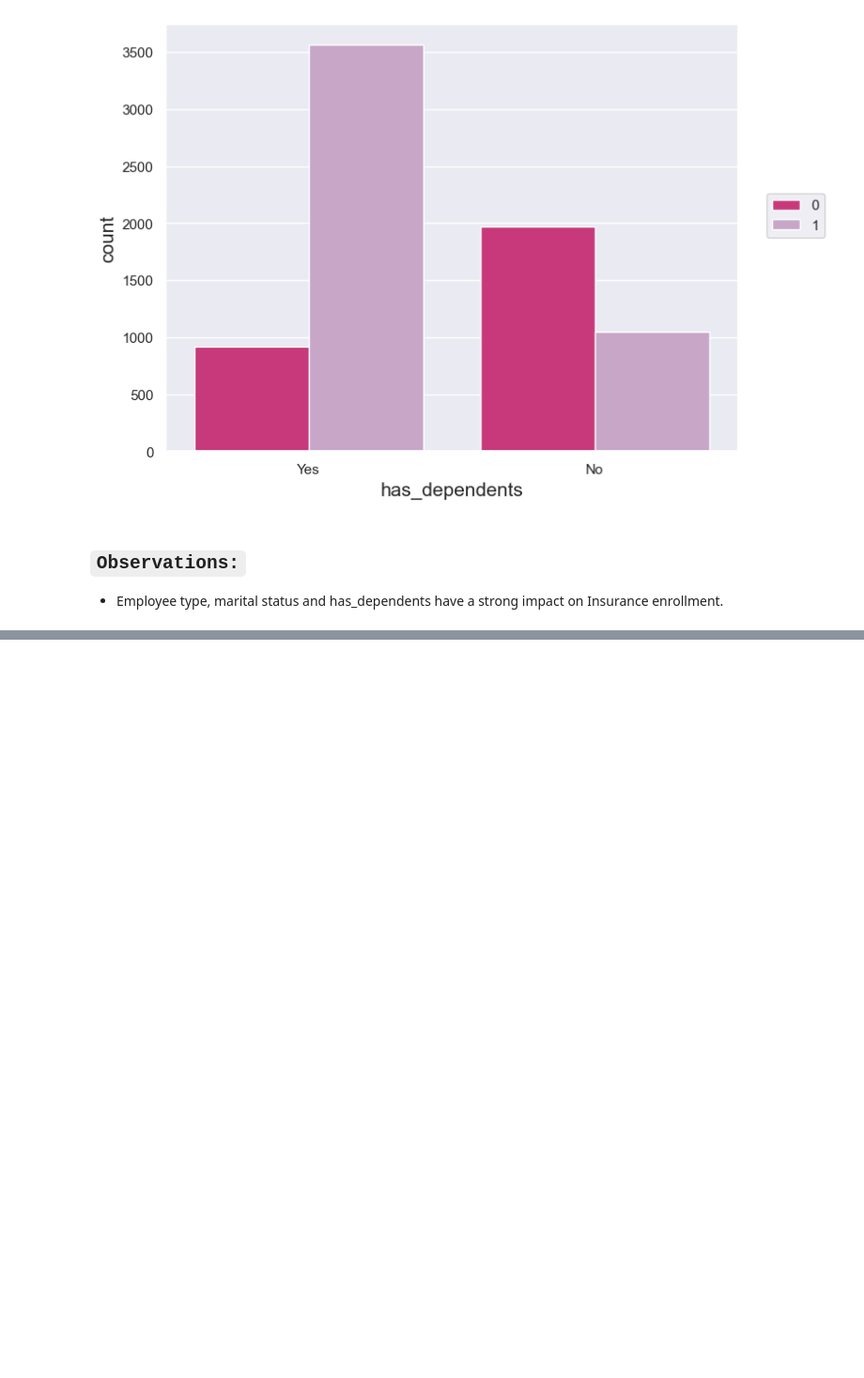
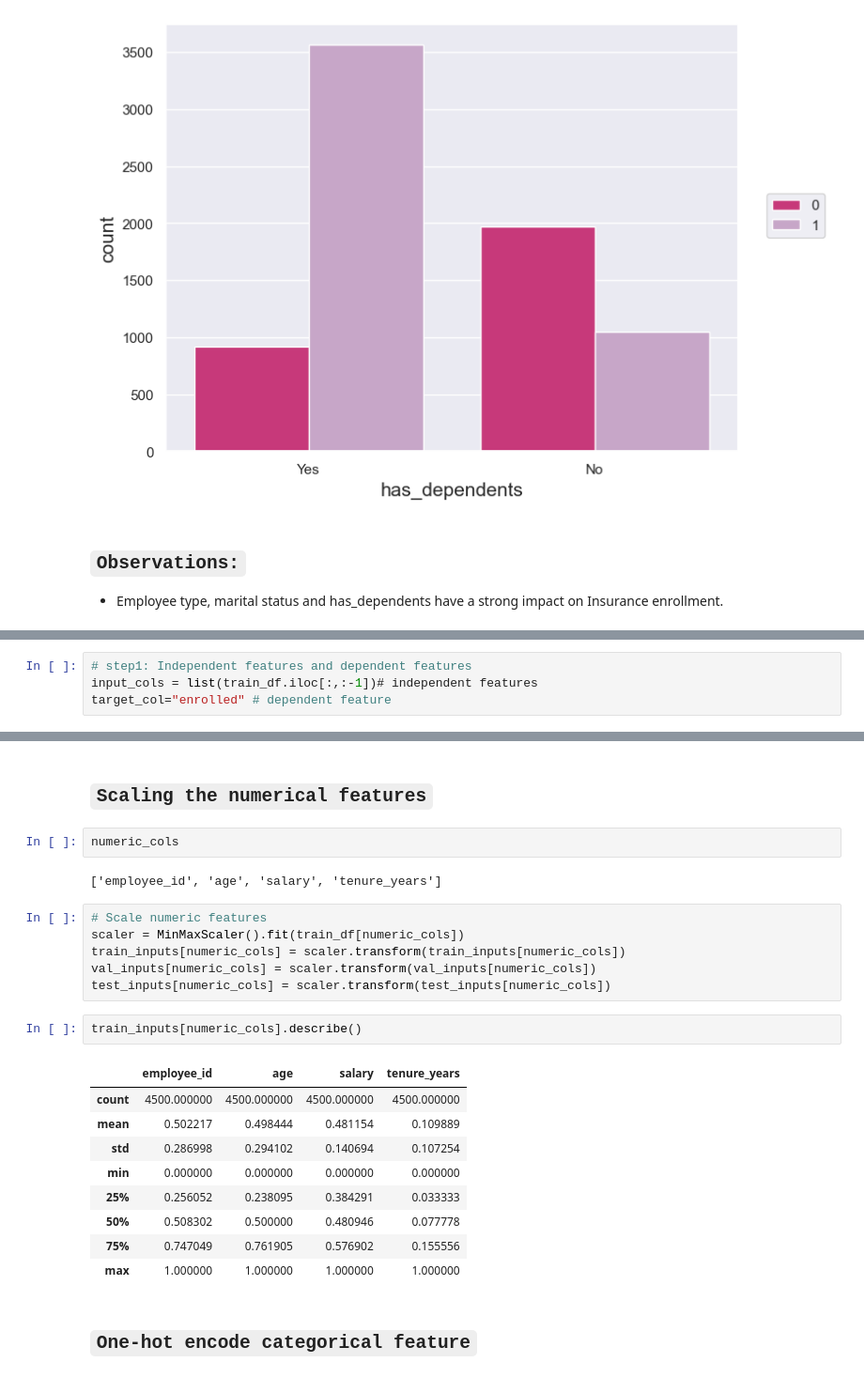
Before and after one commit to tharani001/Insurance-enrollment-prediction, a Jupyter notebook: notebooks/inference.ipynb, the cells around one changed output, grey strips where cells are left out. Shown at 94% size. Cells and saved outputs as stored; diff of their text form; blank space fills up the shorter version.

```diff
--- a/notebooks/inference.ipynb
+++ b/notebooks/inference.ipynb
@@ -406,0 +423,4 @@ for col in categorical_cols:
+# %%
+# step1: Independent features and dependent features
+input_cols = list(train_df.iloc[:,:-1])# independent features
+target_col="enrolled" # dependent feature
@@ -406,0 +454,26 @@ for col in categorical_cols:
+# %% [markdown]
+## `Scaling the numerical features`
+# %%
+numeric_cols
+# %% [output]
+['employee_id', 'age', 'salary', 'tenure_years']
+# %%
+# Scale numeric features
+scaler = MinMaxScaler().fit(train_df[numeric_cols])
+train_inputs[numeric_cols] = scaler.transform(train_inputs[numeric_cols])
+val_inputs[numeric_cols] = scaler.transform(val_inputs[numeric_cols])
+test_inputs[numeric_cols] = scaler.transform(test_inputs[numeric_cols])
+# %%
+train_inputs[numeric_cols].describe()
+# %% [output]
+|  | employee_id | age | salary | tenure_years |
+| count | 4500.000000 | 4500.000000 | 4500.000000 | 4500.000000 |
+| mean | 0.502217 | 0.498444 | 0.481154 | 0.109889 |
+| std | 0.286998 | 0.294102 | 0.140694 | 0.107254 |
+| min | 0.000000 | 0.000000 | 0.000000 | 0.000000 |
+| 25% | 0.256052 | 0.238095 | 0.384291 | 0.033333 |
+| 50% | 0.508302 | 0.500000 | 0.480946 | 0.077778 |
+| 75% | 0.747049 | 0.761905 | 0.576902 | 0.155556 |
+| max | 1.000000 | 1.000000 | 1.000000 | 1.000000 |
+# %% [markdown]
+## `One-hot encode categorical feature`
```
Also changed, not shown: parts of 22 cells of this notebook, 5 other files.
